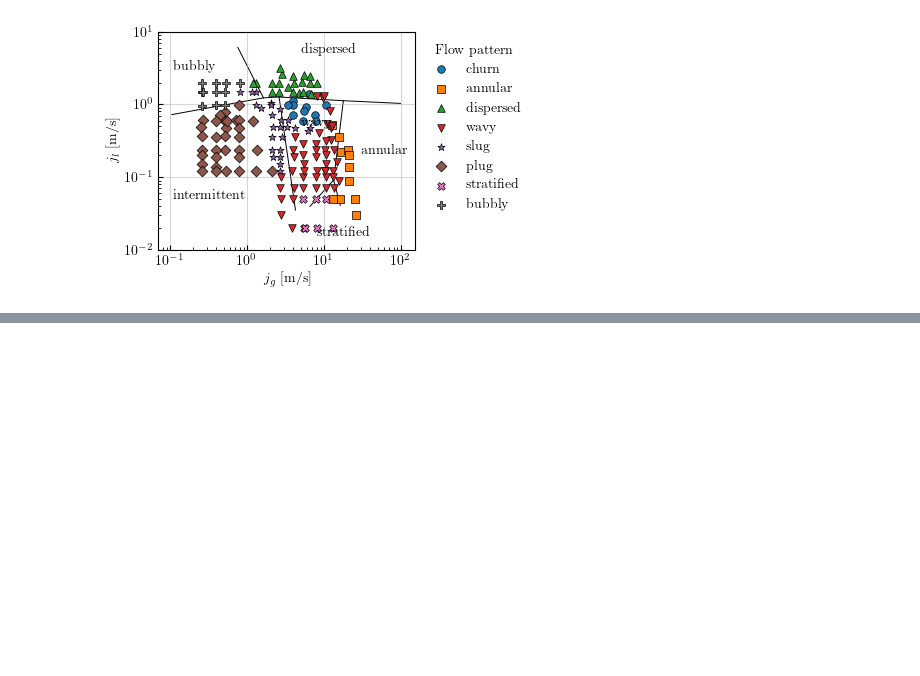
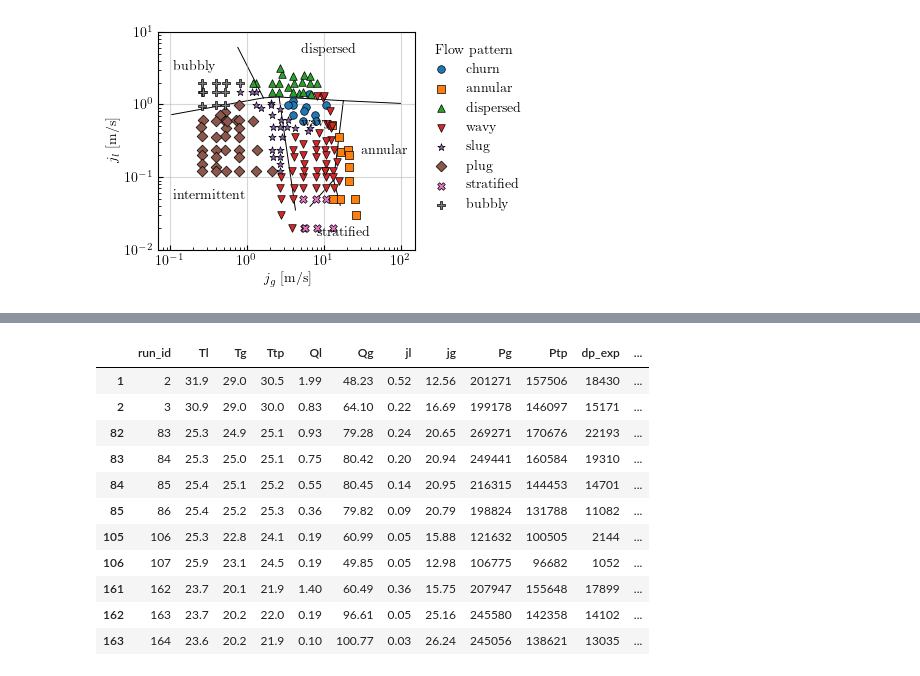
Before and after one commit to fernandonquintino/confocal_film_measurement, a Jupyter notebook: notebooks/flow_pattern_maps.ipynb, the cells around one changed output, grey strips where cells are left out. Saved outputs shown, nothing was run; the diff lists cells and outputs as text; code cells hidden in the pictures; blank space fills up the shorter version.

```diff
--- a/notebooks/flow_pattern_maps.ipynb
+++ b/notebooks/flow_pattern_maps.ipynb
@@ -76,0 +82,15 @@ fig2.savefig(all_conditions_path, format='pdf', bbox_inches='tight')
+# %%
+df_experimental.query('reduced_pattern=="annular"')
+# %% [output]
+|  | run_id | Tl | Tg | Ttp | Ql | Qg | jl | jg | Pg | Ptp | dp_exp | ... |
+| 1 | 2 | 31.9 | 29.0 | 30.5 | 1.99 | 48.23 | 0.52 | 12.56 | 201271 | 157506 | 18430 | ... |
+| 2 | 3 | 30.9 | 29.0 | 30.0 | 0.83 | 64.10 | 0.22 | 16.69 | 199178 | 146097 | 15171 | ... |
+| 82 | 83 | 25.3 | 24.9 | 25.1 | 0.93 | 79.28 | 0.24 | 20.65 | 269271 | 170676 | 22193 | ... |
+| 83 | 84 | 25.3 | 25.0 | 25.1 | 0.75 | 80.42 | 0.20 | 20.94 | 249441 | 160584 | 19310 | ... |
+| 84 | 85 | 25.4 | 25.1 | 25.2 | 0.55 | 80.45 | 0.14 | 20.95 | 216315 | 144453 | 14701 | ... |
+| 85 | 86 | 25.4 | 25.2 | 25.3 | 0.36 | 79.82 | 0.09 | 20.79 | 198824 | 131788 | 11082 | ... |
+| 105 | 106 | 25.3 | 22.8 | 24.1 | 0.19 | 60.99 | 0.05 | 15.88 | 121632 | 100505 | 2144 | ... |
+| 106 | 107 | 25.9 | 23.1 | 24.5 | 0.19 | 49.85 | 0.05 | 12.98 | 106775 | 96682 | 1052 | ... |
+| 161 | 162 | 23.7 | 20.1 | 21.9 | 1.40 | 60.49 | 0.36 | 15.75 | 207947 | 155648 | 17899 | ... |
+| 162 | 163 | 23.7 | 20.2 | 22.0 | 0.19 | 96.61 | 0.05 | 25.16 | 245580 | 142358 | 14102 | ... |
+| 163 | 164 | 23.6 | 20.2 | 21.9 | 0.10 | 100.77 | 0.03 | 26.24 | 245056 | 138621 | 13035 | ... |
```
Also changed, not shown: parts of 9 cells of this notebook, 15 other files.
